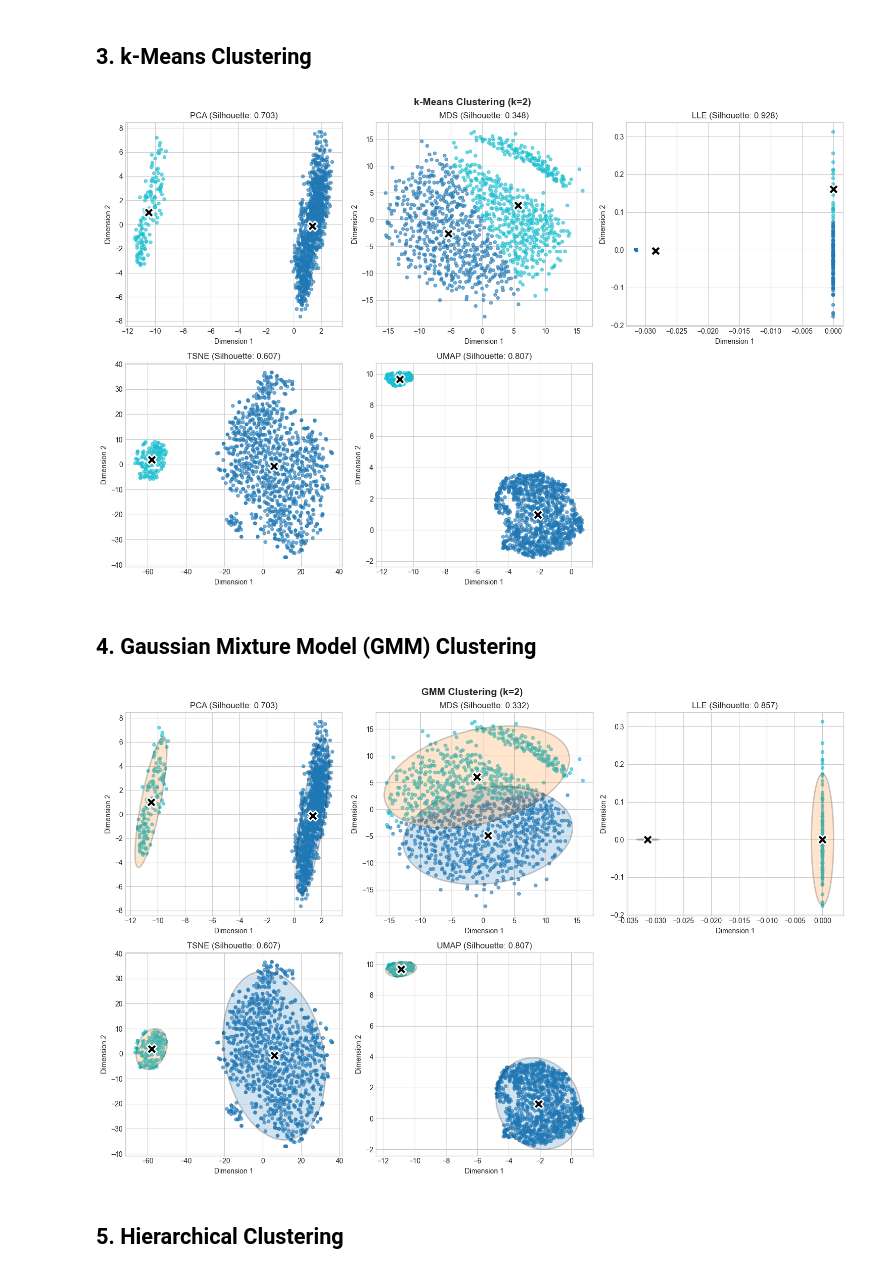
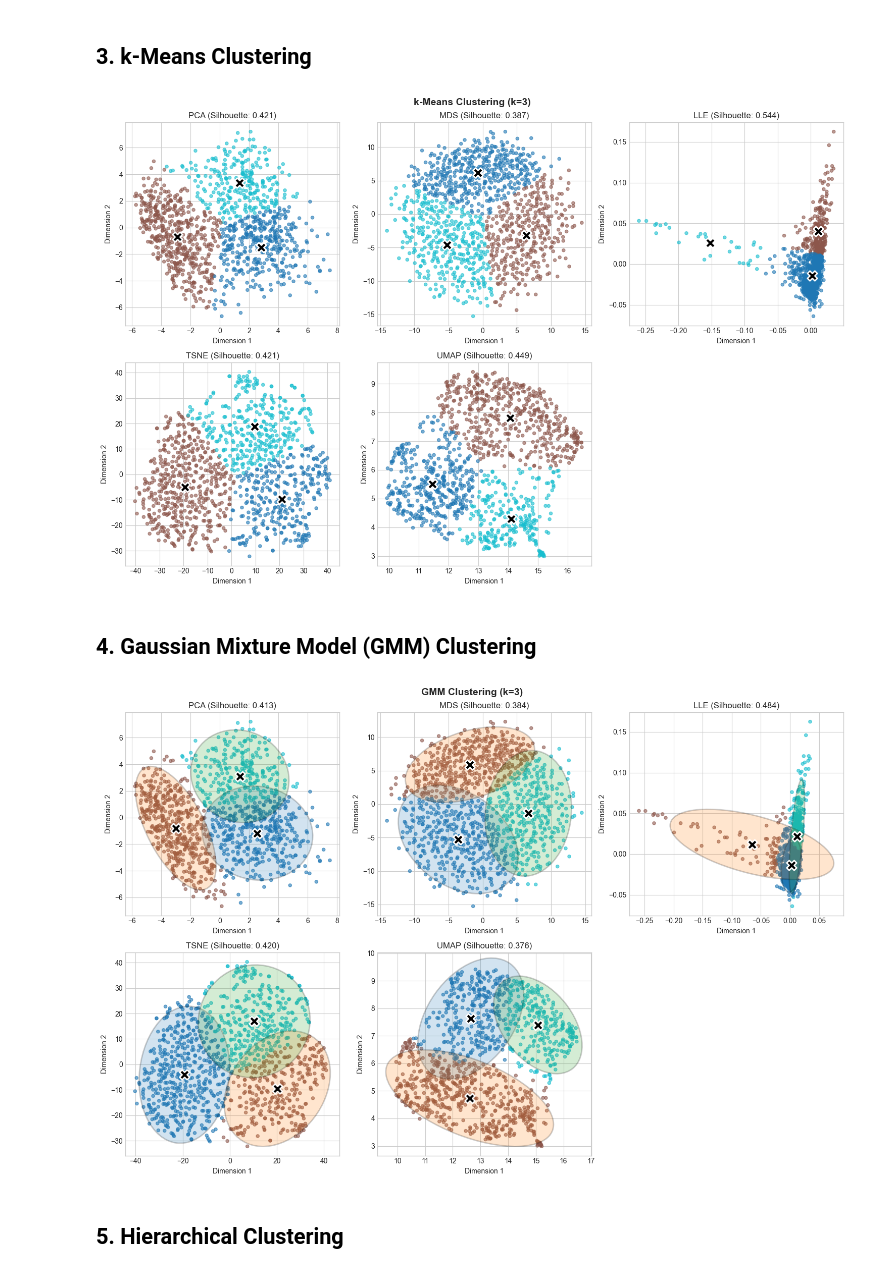
Before and after one commit to svenb23/ML-UL-FE, a Jupyter notebook: Notebooks/run_02/03_clustering.ipynb, the cells around one changed output. Cells and saved outputs as stored; diff of their text form; code cells hidden in the pictures.

Commit message:
Remove Previous Employer features and increase clusters to k=3

```diff
--- a/Notebooks/run_02/03_clustering.ipynb
+++ b/Notebooks/run_02/03_clustering.ipynb
@@ -68,7 +68,7 @@ for method in methods:
 # %% [markdown]
 ## 3. k-Means Clustering
 # %%
-K_CLUSTERS = 2
+K_CLUSTERS = 3
 
 kmeans_results = {}
 for method in methods:
@@ -76,34 +76,34 @@ for method in methods:
     kmeans = KMeans(n_clusters=K_CLUSTERS, random_state=42, n_init=10)
     labels = kmeans.fit_predict(data)
     kmeans_results[method] = {
         'labels': labels,
         'centroids': kmeans.cluster_centers_,
         'silhouette': silhouette_score(data, labels)
     }
 
 fig, axes = plt.subplots(2, 3, figsize=(15, 10))
 axes = axes.flatten()
 
 for idx, method in enumerate(methods):
     ax = axes[idx]
     data = reduced_data[method].values
     labels = kmeans_results[method]['labels']
     centroids = kmeans_results[method]['centroids']
 
     ax.scatter(data[:, 0], data[:, 1], c=labels, cmap='tab10', alpha=0.6, s=20)
     ax.scatter(centroids[:, 0], centroids[:, 1], c='black', marker='X', s=200, edgecolors='white', linewidths=2)
     ax.set_title(f'{method.upper()} (Silhouette: {kmeans_results[method]["silhouette"]:.3f})')
     ax.set_xlabel('Dimension 1')
     ax.set_ylabel('Dimension 2')
 
 axes[5].axis('off')
 plt.suptitle(f'k-Means Clustering (k={K_CLUSTERS})', fontsize=14, fontweight='bold')
 plt.tight_layout()
 os.makedirs(f'../../plots/{RUN}', exist_ok=True)
 plt.savefig(f'../../plots/{RUN}/kmeans_clustering.png', dpi=150, bbox_inches='tight')
 plt.show()
 # %% [output]
-[figure, old version]
+[figure, new version]
 # %% [markdown]
 ## 4. Gaussian Mixture Model (GMM) Clustering
 # %%
@@ -152,7 +152,7 @@ plt.tight_layout()
 plt.savefig(f'../../plots/{RUN}/gmm_clustering.png', dpi=150, bbox_inches='tight')
 plt.show()
 # %% [output]
-[figure, old version]
+[figure, new version]
 # %% [markdown]
 ## 5. Hierarchical Clustering
 # %%
```
Also changed, not shown: parts of 3 cells of this notebook, 11 other files.
